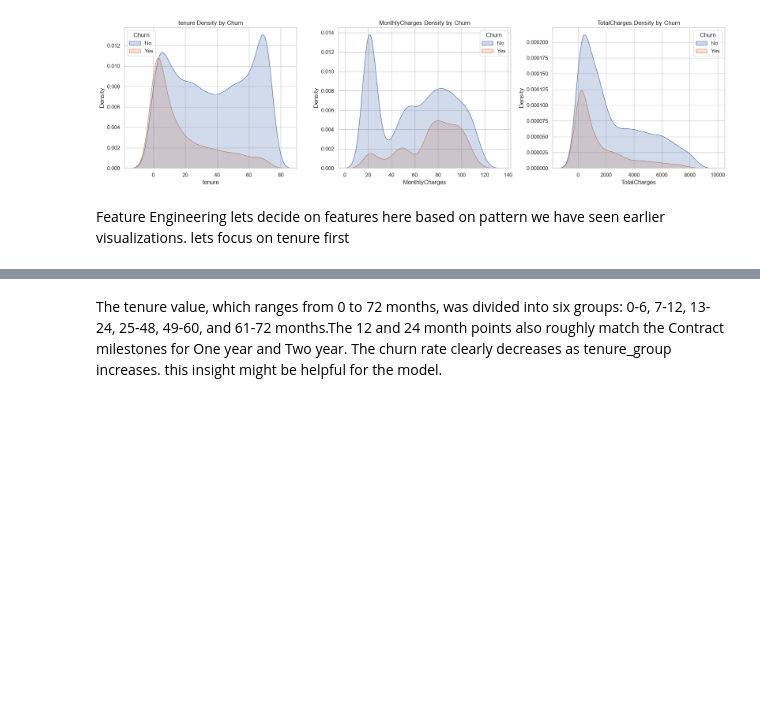
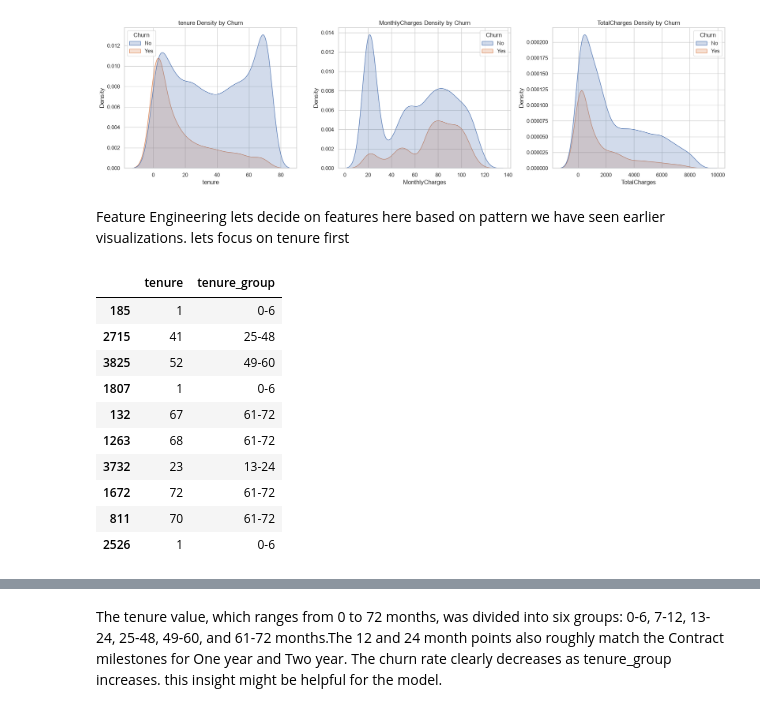
Before and after one commit to ashishpanzade/customer_churn_project, a Jupyter notebook: notebook/my_churn_analysis.ipynb, the cells around one changed output, grey strips where cells are left out. Cells and saved outputs as stored; diff of their text form; code cells hidden in the pictures; blank space fills up the shorter version.

```diff
--- a/notebook/my_churn_analysis.ipynb
+++ b/notebook/my_churn_analysis.ipynb
@@ -301,3 +296,22 @@ df["tenure_group"] = pd.cut(df["tenure"], bins=TENURE_BINS, labels=TENURE_LABELS
+# %%
+tenure_bins = [-1, 6, 12, 24, 48, 60, np.inf]
+tenure_labels = ["0-6", "7-12", "13-24", "25-48", "49-60", "61-72"]
+
+df["tenure_group"] = pd.cut(df["tenure"], bins=tenure_bins, labels=tenure_labels)
+
+df[["tenure", "tenure_group"]].sample(10, random_state=42)
+# %% [output]
+|  | tenure | tenure_group |
+| 185 | 1 | 0-6 |
+| 2715 | 41 | 25-48 |
+| 3825 | 52 | 49-60 |
+| 1807 | 1 | 0-6 |
+| 132 | 67 | 61-72 |
+| 1263 | 68 | 61-72 |
+| 3732 | 23 | 13-24 |
+| 1672 | 72 | 61-72 |
+| 811 | 70 | 61-72 |
+| 2526 | 1 | 0-6 |
 # %%
 tenure_group_churn = pd.crosstab(df["tenure_group"], df["Churn"], normalize="index") * 100
 tenure_group_churn
```
Also changed, not shown: parts of 6 cells of this notebook.
